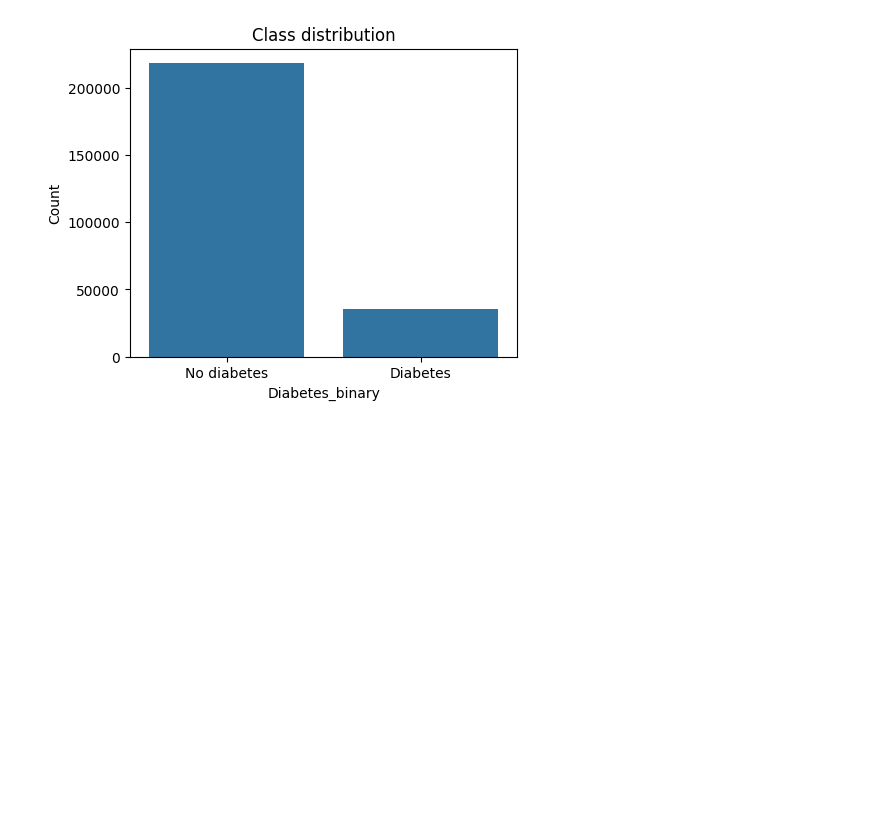
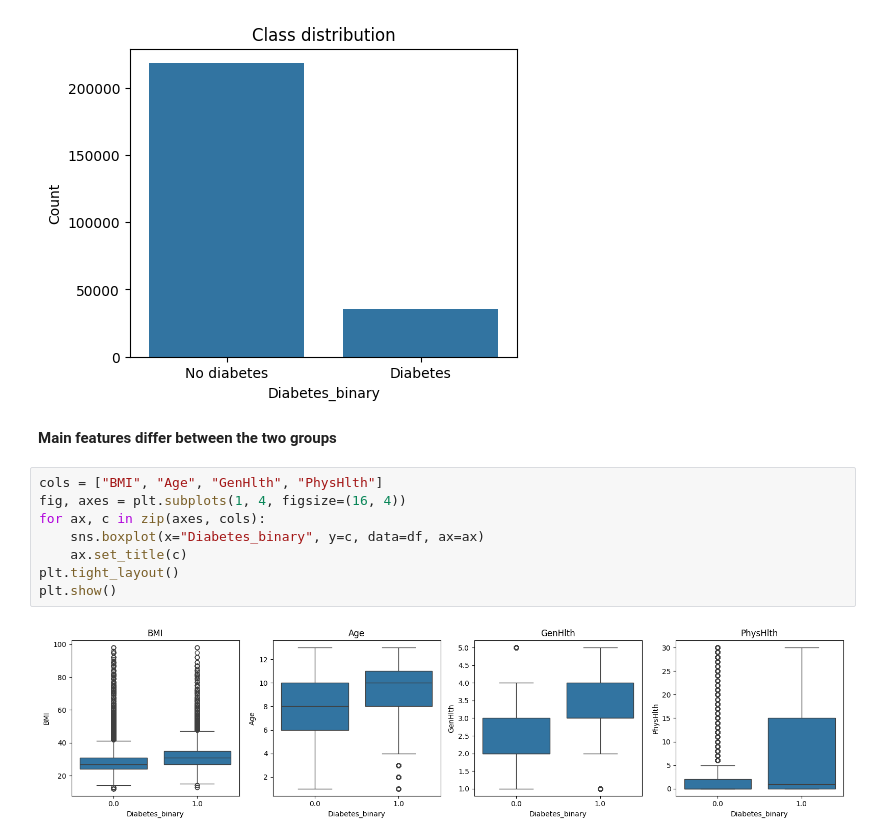
Before and after one commit to zainulabideen3203-ResearckWork/Mphil_thesis, a Jupyter notebook: predictiondataset.ipynb, the cells around one changed output. Drawn from its saved outputs; the diff is of its cells as text; blank space fills up the shorter version.

Commit message:
main features differ between the two groups

```diff
--- a/predictiondataset.ipynb
+++ b/predictiondataset.ipynb
@@ -138,3 +138,15 @@ plt.ylabel("Count")
 plt.show()
 # %% [output]
 [figure]
+# %% [markdown]
+**Main features differ between the two groups**
+# %%
+cols = ["BMI", "Age", "GenHlth", "PhysHlth"]
+fig, axes = plt.subplots(1, 4, figsize=(16, 4))
+for ax, c in zip(axes, cols):
+    sns.boxplot(x="Diabetes_binary", y=c, data=df, ax=ax)
+    ax.set_title(c)
+plt.tight_layout()
+plt.show()
+# %% [output]
+[figure, added]
```
